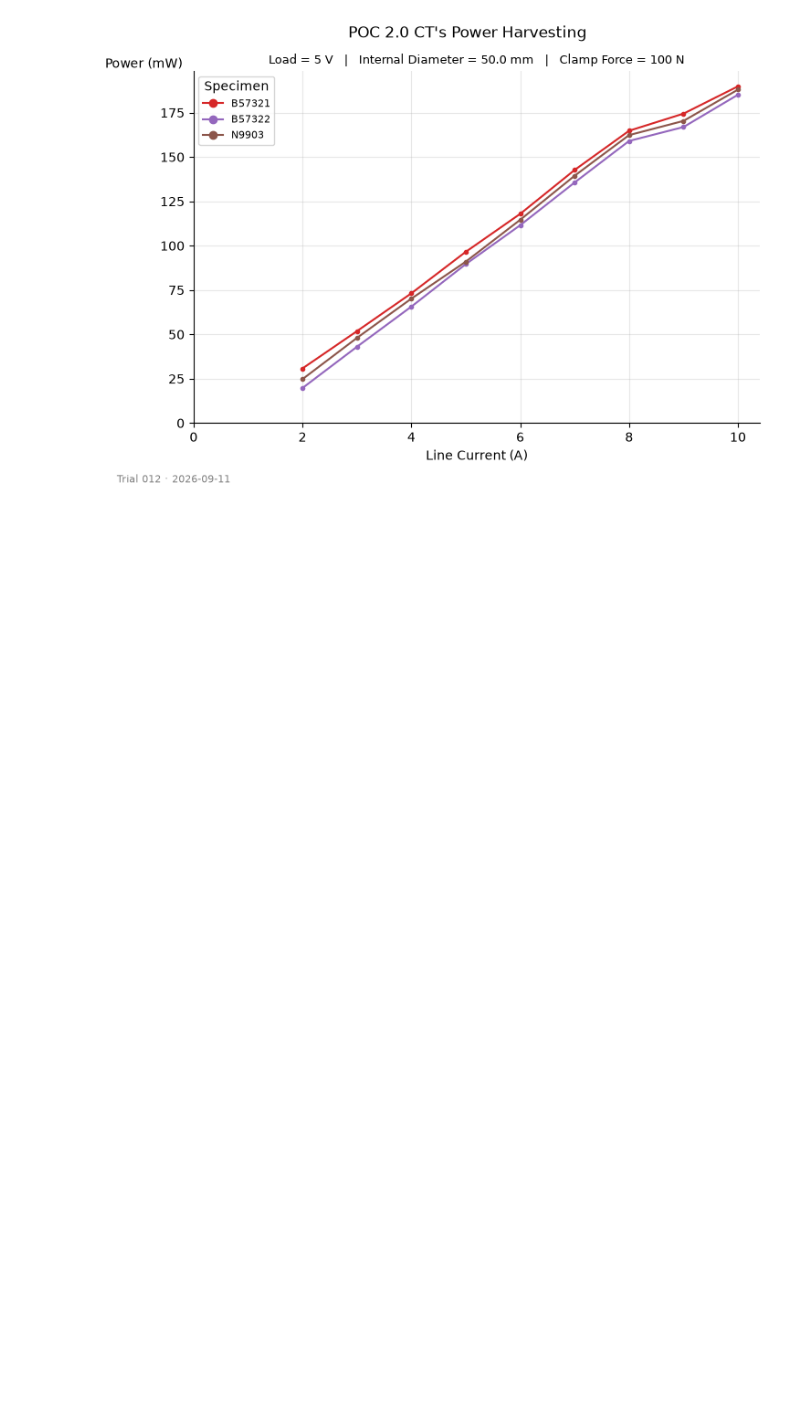
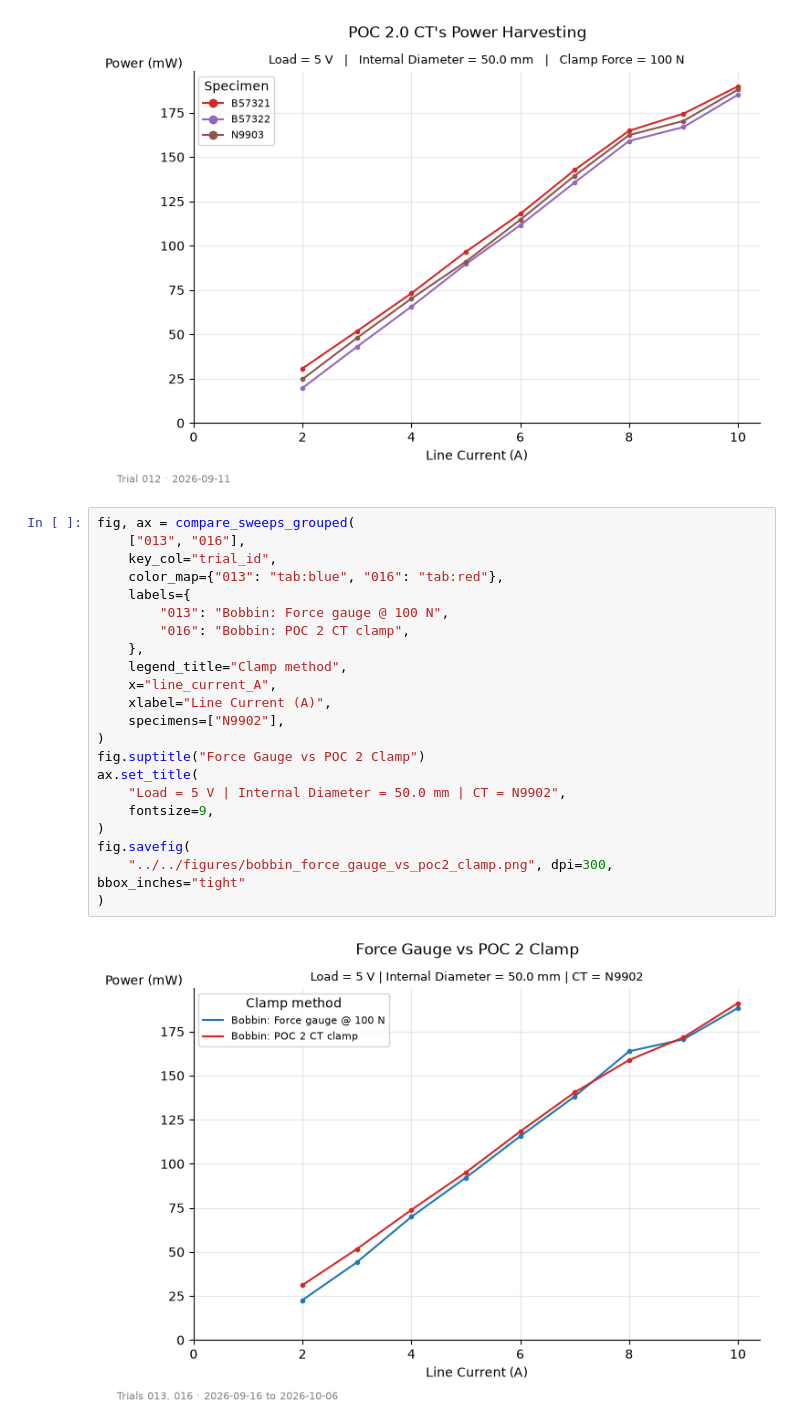
Before and after one commit to stephengilbert1/current-transformer-analysis, a Jupyter notebook: notebooks/exploratory/2026-09-21-scratch.ipynb, the cells around one changed output. Saved outputs shown, nothing was run; the diff lists cells and outputs as text; blank space fills up the shorter version.

Commit message:
explore: compare clamp methods and misalignment for trials 016–018

```diff
--- a/notebooks/exploratory/2026-09-21-scratch.ipynb
+++ b/notebooks/exploratory/2026-09-21-scratch.ipynb
@@ -35,3 +33,27 @@ fig.suptitle("POC 2.0 CT's Power Harvesting")
 fig.savefig("../../figures/sample_output.png", dpi=100, bbox_inches="tight")  # README
 # %% [output]
 [figure]
+# %%
+fig, ax = compare_sweeps_grouped(
+    ["013", "016"],
+    key_col="trial_id",
+    color_map={"013": "tab:blue", "016": "tab:red"},
+    labels={
+        "013": "Bobbin: Force gauge @ 100 N",
+        "016": "Bobbin: POC 2 CT clamp",
+    },
+    legend_title="Clamp method",
+    x="line_current_A",
+    xlabel="Line Current (A)",
+    specimens=["N9902"],
+)
+fig.suptitle("Force Gauge vs POC 2 Clamp")
+ax.set_title(
+    "Load = 5 V | Internal Diameter = 50.0 mm | CT = N9902",
+    fontsize=9,
+)
+fig.savefig(
+    "../../figures/bobbin_force_gauge_vs_poc2_clamp.png", dpi=300, bbox_inches="tight"
+)
+# %% [output]
+[figure, added]
```
Also changed, not shown: parts of 3 cells of this notebook, 3 other files.
